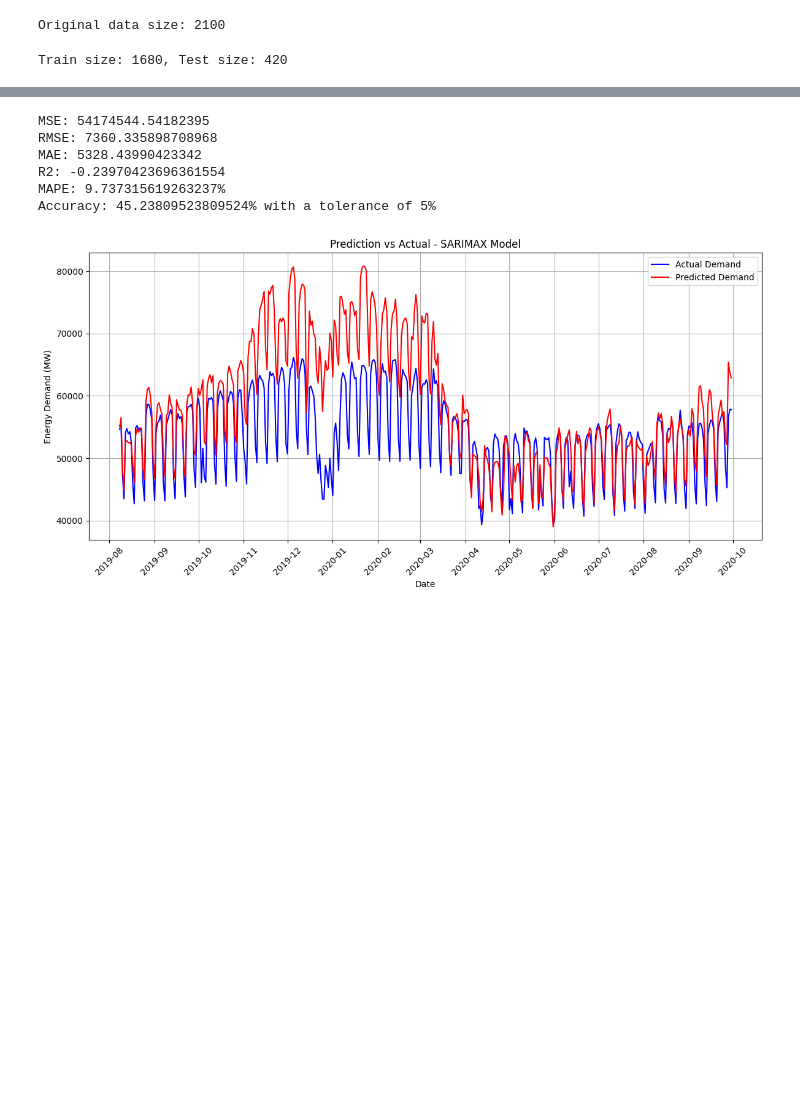
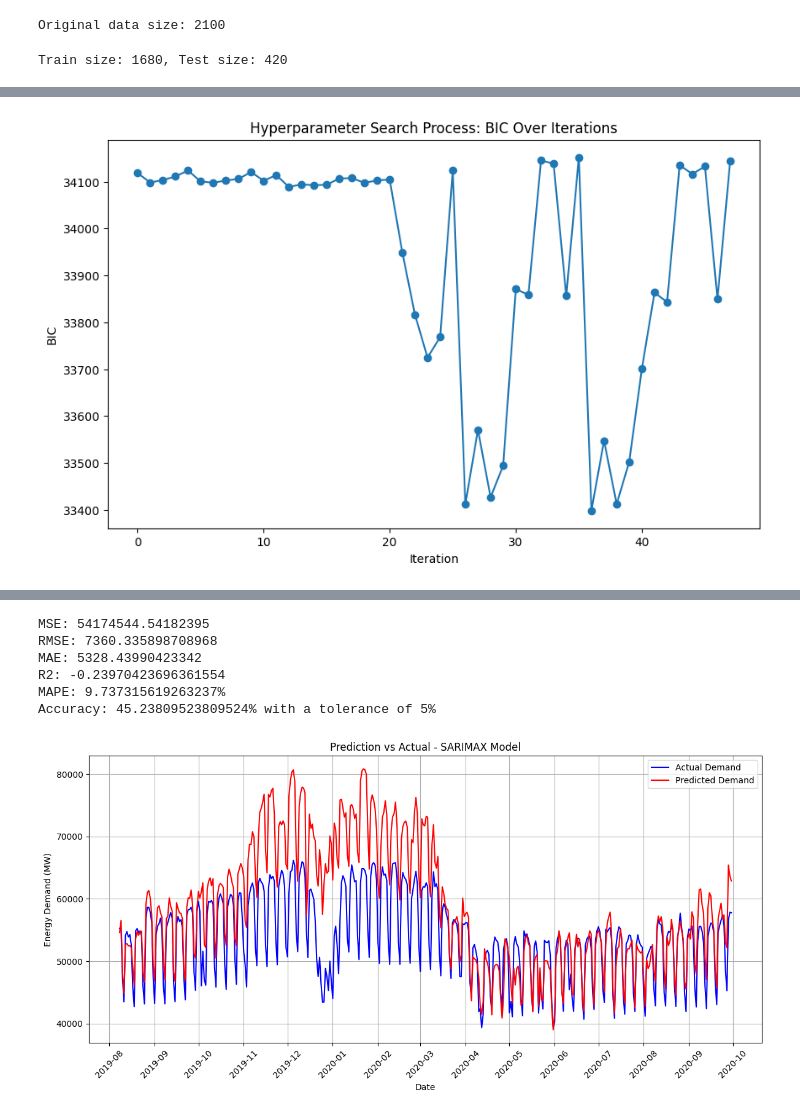
Before and after one commit to spectrox0/master-tfm, a Jupyter notebook: src/notebooks/sarimax_model/sarimax_model.ipynb, the cells around one changed output, grey strips where cells are left out. Saved outputs shown, nothing was run; the diff lists cells and outputs as text; code cells hidden in the pictures; blank space fills up the shorter version.

Commit message:
clean repo models

```diff
--- a/src/notebooks/sarimax_model/sarimax_model.ipynb
+++ b/src/notebooks/sarimax_model/sarimax_model.ipynb
@@ -170,0 +128,80 @@ Best order: (2, 1, 1), Best seasonal order: (0, 0, 0, 24)
+# %%
+import io
+import sys
+import re
+# Use auto_arima from pmdarima to get initial best parameters
+print("Running auto_arima for initial parameter search...")
+# Create a buffer to capture the console output
+# Custom class to capture output and print to console
+class DualWriter:
+    def __init__(self, buffer, original_stdout):
+        self.buffer = buffer
+        self.original_stdout = original_stdout
+
+    def write(self, text):
+        self.buffer.write(text)            # Write to buffer (capture output)
+        self.original_stdout.write(text)   # Print to console
+        self.flush()                       # Ensure both outputs are flushed immediately
+
+    def flush(self):
+        self.buffer.flush()
+        self.original_stdout.flush()
+
+output_buffer = io.StringIO()
+
+# Save the original stdout so we can still print to console
+original_stdout = sys.stdout
+# Redirect standard output to the buffer
+sys.stdout = DualWriter(output_buffer, original_stdout)
+auto_model = pm.auto_arima(train_y,
+                            exogenous_variables=train_X_scaled,
+                            seasonal=True,
+                            m=24,
+                            stepwise=True,
+                            trace=True,
+                            start_p=0, max_p=3,
+                            start_q=0, max_q=3,
+                            start_P=0, max_P=3,
+                            start_Q=0, max_Q=3,
+                            max_d=1, max_D=1,
+                            suppress_warnings=True,
+                            # max_order=3,
+                            error_action='ignore',
+                            # n_jobs=5, Parallel processing is disabled due incompatibility with Stepwise search
+                            method="nm",
+                            information_criterion='bic',
+                        )
+
+# Restore standard output to the console
+sys.stdout = original_stdout
+
+# Get the captured console output from the buffer
+output_text = output_buffer.getvalue()
+
+# Define a regular expression to extract BIC values and execution times from the output
+bic_pattern = re.compile(r"BIC=(\d+\.\d+), Time=(\d+\.\d+) sec")
+
+# Initialize lists to store the extracted BIC values and times
+bic_values = []
+times = []
+
+# Process each line of the captured output
+for line in output_text.splitlines():
+    match = bic_pattern.search(line)
+    if match:
+        # If a match is found, append the BIC value and time to their respective lists
+        bic_values.append(float(match.group(1)))
+        times.append(float(match.group(2)))
+
+# Plot the BIC values over the iterations
+plt.figure(figsize=(10, 6))
+plt.plot(bic_values, marker='o')
+plt.title('Hyperparameter Search Process: BIC Over Iterations')
+plt.xlabel('Iteration')
+plt.ylabel('BIC')
+plt.show()
+
+best_order = auto_model.order
+best_seasonal_order = auto_model.seasonal_order
+print(f"Best order: {best_order}, Best seasonal order: {best_seasonal_order}")
+# %% [output]
@@ -170,0 +225 @@ Best order: (2, 1, 1), Best seasonal order: (0, 0, 0, 24)
+[figure, added]
```
Also changed, not shown: parts of 3 cells of this notebook.
